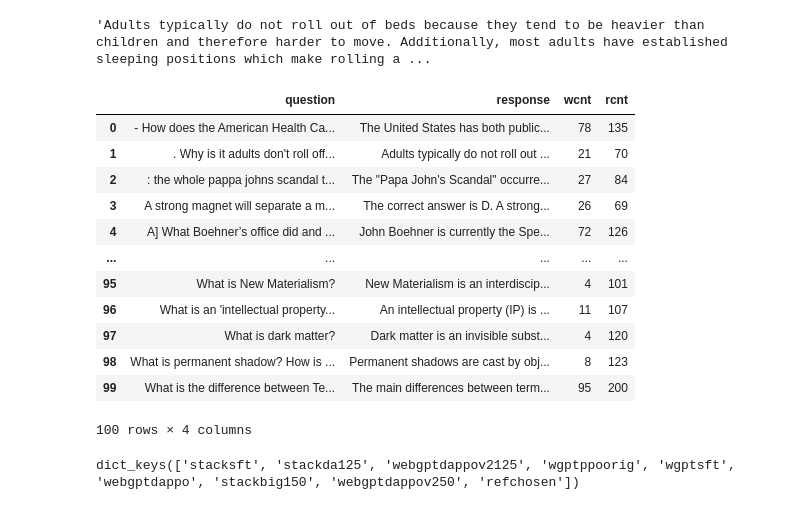
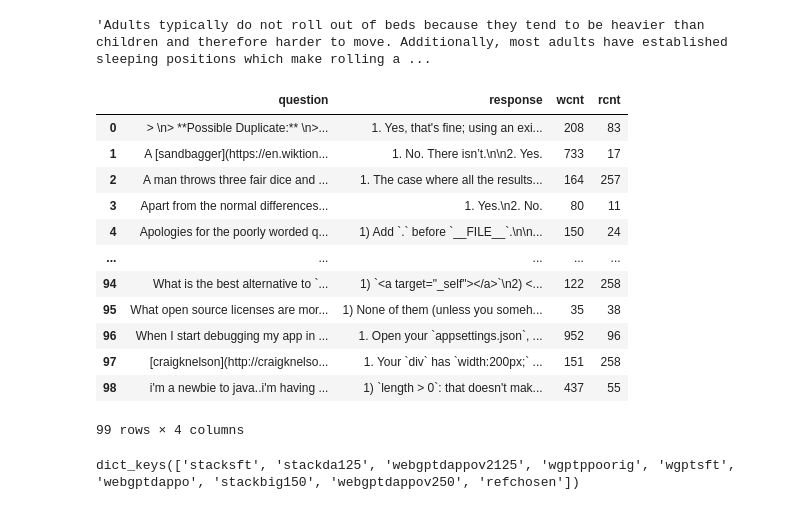
Before and after one commit to PrasannS/rlhf-length-biases, a Jupyter notebook: eval/eval_stack.ipynb, the cells around one changed output. Saved outputs shown, nothing was run; the diff lists cells and outputs as text; code cells hidden in the pictures.

```diff
--- a/eval/eval_stack.ipynb
+++ b/eval/eval_stack.ipynb
@@ -44,5 +89,5 @@ toker(stackout['response'][1]).input_ids.index(13291)
 # %% [output]
 54
 # %%
-adfs = load_alldfs("../trl-general/genouts/stack/")
+adfs = load_alldfs("../trl-general/genouts/lastevalsstack//",500 )
 # %% [output]
@@ -113,21 +209,21 @@ adfs['webgptdappov2125']['response'][1]
 # %%
 everything = pd.concat(list(adfs.values()))
 # %%
-adfs['webgptdappov2125']
+adfs['stackbalance']
 # %% [output]
 |  | question | response | wcnt | rcnt |
-| 0 | - How does the American Health Ca... | The United States has both public... | 78 | 135 |
-| 1 | . Why is it adults don't roll off... | Adults typically do not roll out ... | 21 | 70 |
-| 2 | : the whole pappa johns scandal t... | The "Papa John's Scandal" occurre... | 27 | 84 |
-| 3 | A strong magnet will separate a m... | The correct answer is D. A strong... | 26 | 69 |
-| 4 | A] What Boehner’s office did and ... | John Boehner is currently the Spe... | 72 | 126 |
+| 0 | > \n> **Possible Duplicate:** \n>... | 1. Yes, that's fine; using an exi... | 208 | 83 |
+| 1 | A [sandbagger](https://en.wiktion... | 1. No. There isn’t.\n\n2. Yes. | 733 | 17 |
+| 2 | A man throws three fair dice and ... | 1. The case where all the results... | 164 | 257 |
+| 3 | Apart from the normal differences... | 1. Yes.\n2. No. | 80 | 11 |
+| 4 | Apologies for the poorly worded q... | 1) Add `.` before `__FILE__`.\n\n... | 150 | 24 |
 | ... | ... | ... | ... | ... |
-| 95 | What is New Materialism? | New Materialism is an interdiscip... | 4 | 101 |
-| 96 | What is an 'intellectual property... | An intellectual property (IP) is ... | 11 | 107 |
-| 97 | What is dark matter? | Dark matter is an invisible subst... | 4 | 120 |
-| 98 | What is permanent shadow? How is ... | Permanent shadows are cast by obj... | 8 | 123 |
-| 99 | What is the difference between Te... | The main differences between term... | 95 | 200 |
+| 94 | What is the best alternative to `... | 1) `<a target="_self"></a>`\n2) <... | 122 | 258 |
+| 95 | What open source licenses are mor... | 1) None of them (unless you someh... | 35 | 38 |
+| 96 | When I start debugging my app in ... | 1. Open your `appsettings.json`, ... | 952 | 96 |
+| 97 | [craigknelson](http://craigknelso... | 1. Your `div` has `width:200px;` ... | 151 | 258 |
+| 98 | i'm a newbie to java..i'm having ... | 1) `length > 0`: that doesn't mak... | 437 | 55 |
-100 rows × 4 columns
+99 rows × 4 columns
 # %%
 adfs.keys()
 # %% [output]
```
Also changed, not shown: parts of 31 cells of this notebook, 16 other files.
